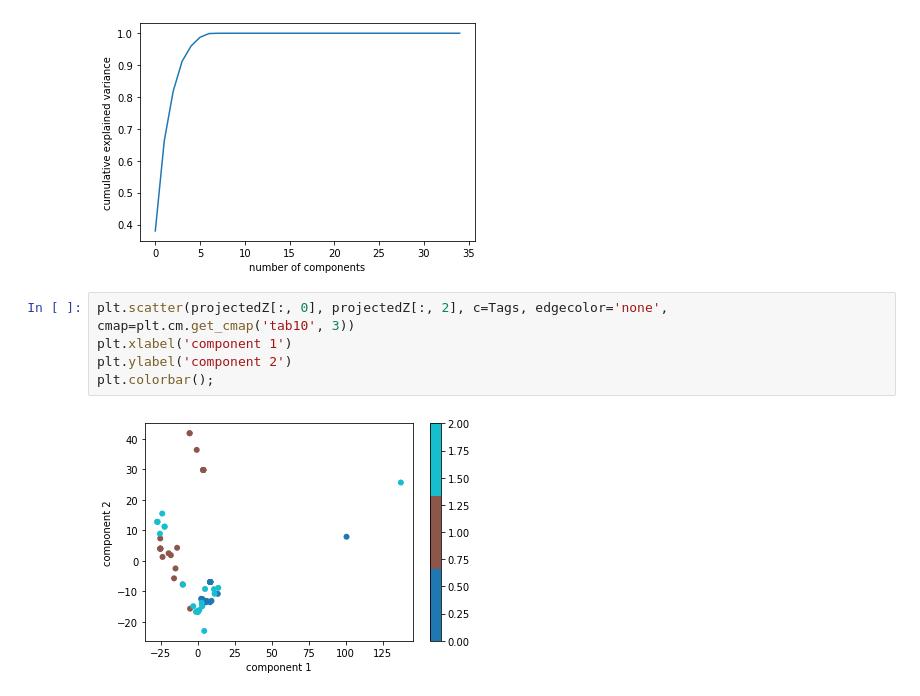
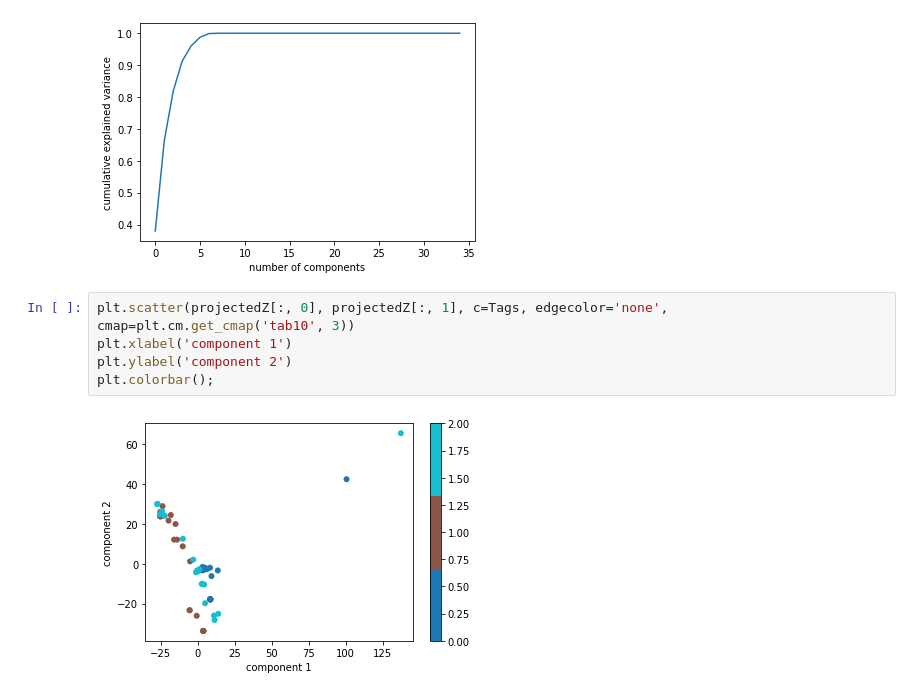
Before and after one commit to MyFirstVlog/miniProyecto-2-ts3, a Jupyter notebook: MiniProyecto2.ipynb, the cells around one changed output. Cells and saved outputs as stored; diff of their text form.

```diff
--- a/MiniProyecto2.ipynb
+++ b/MiniProyecto2.ipynb
@@ -69,9 +64,9 @@ plt.ylabel('cumulative explained variance');
  Explained variance 0.9999298688191215
 [figure]
 # %%
-plt.scatter(projectedZ[:, 0], projectedZ[:, 2], c=Tags, edgecolor='none', cmap=plt.cm.get_cmap('tab10', 3))
+plt.scatter(projectedZ[:, 0], projectedZ[:, 1], c=Tags, edgecolor='none', cmap=plt.cm.get_cmap('tab10', 3))
 plt.xlabel('component 1')
 plt.ylabel('component 2')
 plt.colorbar();
 # %% [output]
-[figure, old version]
+[figure, new version]
```
Also changed, not shown: parts of 10 cells of this notebook.
